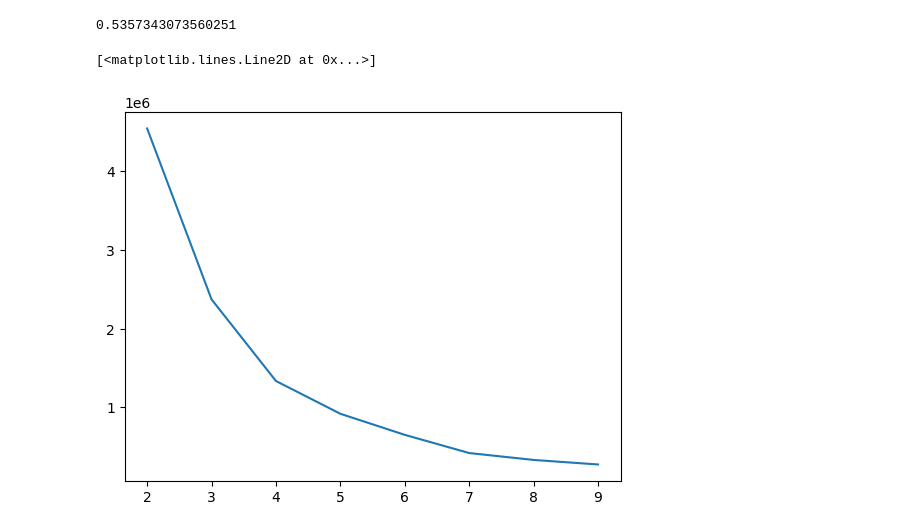
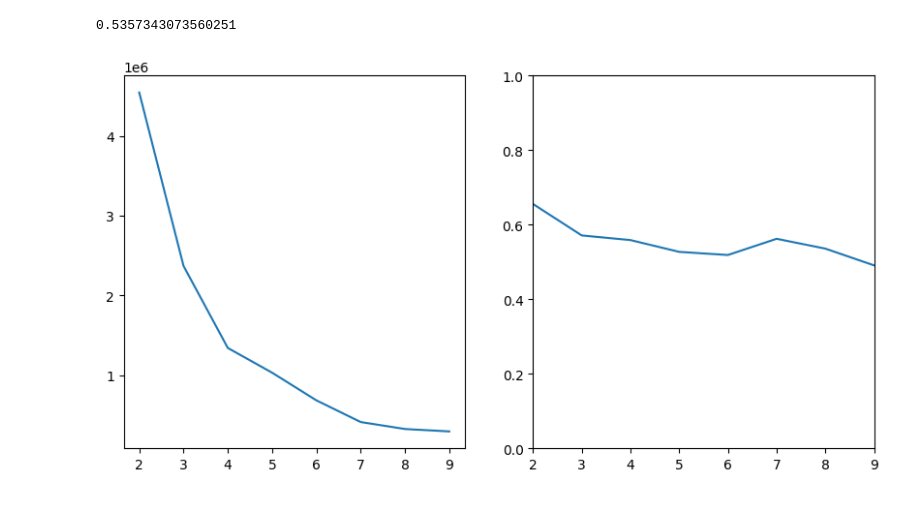
Before and after one commit to lavima/itf31519_2024, a Jupyter notebook: processing_analysis_and_unsupervised/clustering_unsupervised_learning.ipynb, the cells around one changed output. Cells and saved outputs as stored; diff of their text form; code cells hidden in the pictures.

```diff
--- a/processing_analysis_and_unsupervised/clustering_unsupervised_learning.ipynb
+++ b/processing_analysis_and_unsupervised/clustering_unsupervised_learning.ipynb
@@ -103,14 +110,18 @@ davies_bouldin_score(uci_wine_unlabeled, agglomerative.labels_)
 0.5357343073560251
 # %%
 # Find natural clusters using the elbow method
-scores = []
+scores_inertia = []
+scores_silhouette = []
 n_clusters = range(2,10)
 for i in n_clusters:
     km = KMeans(n_clusters=i).fit(uci_wine_unlabeled)
-    scores.append(km.inertia_)
-    # scores.append(silhouette_score(uci_wine_unlabeled, km.labels_))
+    scores_inertia.append(km.inertia_)
+    scores_silhouette.append(silhouette_score(uci_wine_unlabeled, km.labels_))
 
-plt.plot(n_clusters, scores)
+fig, ax = plt.subplots(1, 2, figsize=(10,5))
+ax[0].plot(n_clusters, scores_inertia)
+# ax[1].axis((2,9,0,1))
+ax[1].plot(n_clusters, scores_silhouette)
+plt.show()
 # %% [output]
-[<matplotlib.lines.Line2D at 0x...>]
-[figure, old version]
+[figure, new version]
```
Also changed, not shown: parts of 3 cells of this notebook, 2 other files.
